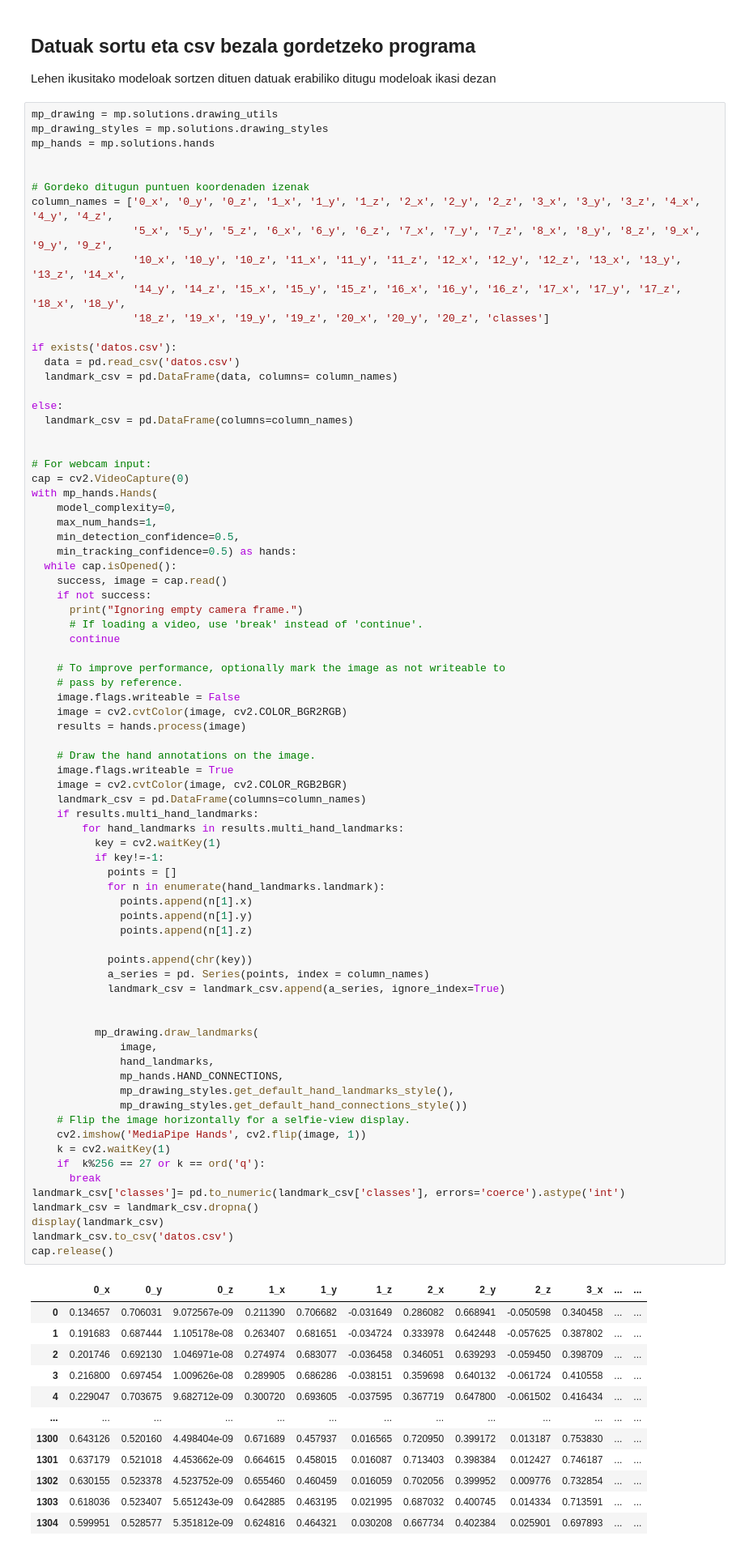
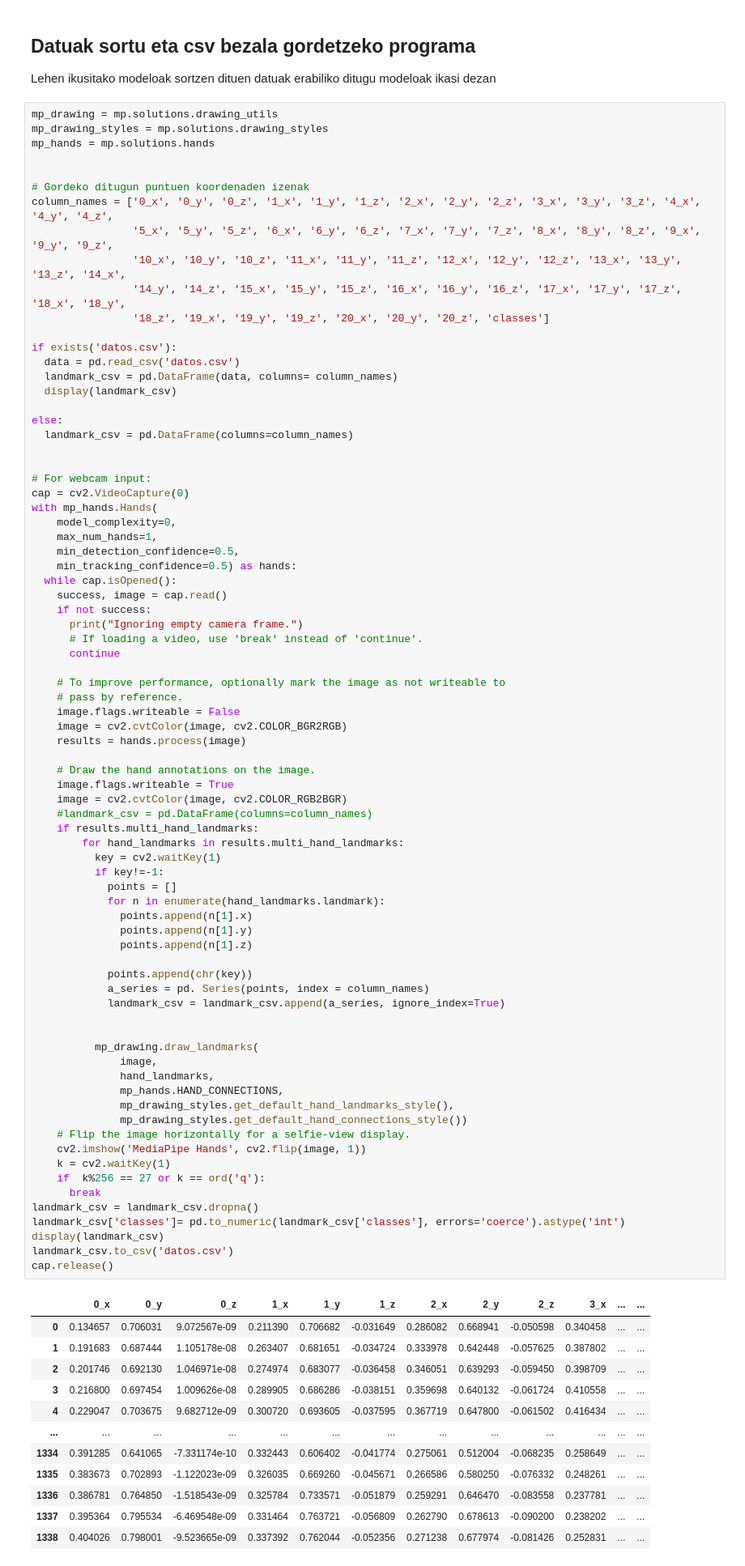
Before and after one commit to mikelalda/Tknika_eskuen_detekzioa, a Jupyter notebook: mediapipe_hand_mesh.ipynb, the cells around one changed output. Shown: that part at 81% size. Drawn from its saved outputs; the diff is of its cells as text.

```diff
--- a/mediapipe_hand_mesh.ipynb
+++ b/mediapipe_hand_mesh.ipynb
@@ -88,6 +86,7 @@ column_names = ['0_x', '0_y', '0_z', '1_x', '1_y', '1_z', '2_x', '2_y', '2_z', '
 if exists('datos.csv'):
   data = pd.read_csv('datos.csv')
   landmark_csv = pd.DataFrame(data, columns= column_names)
+  display(landmark_csv)
 
 else:
   landmark_csv = pd.DataFrame(columns=column_names)
@@ -116,7 +115,7 @@ with mp_hands.Hands(
     # Draw the hand annotations on the image.
     image.flags.writeable = True
     image = cv2.cvtColor(image, cv2.COLOR_RGB2BGR)
-    landmark_csv = pd.DataFrame(columns=column_names)
+    #landmark_csv = pd.DataFrame(columns=column_names)
     if results.multi_hand_landmarks:
         for hand_landmarks in results.multi_hand_landmarks:
           key = cv2.waitKey(1)
@@ -128,36 +127,36 @@ with mp_hands.Hands(
               points.append(n[1].z)
 
             points.append(chr(key))
             a_series = pd. Series(points, index = column_names)
             landmark_csv = landmark_csv.append(a_series, ignore_index=True)
 
 
           mp_drawing.draw_landmarks(
               image,
               hand_landmarks,
               mp_hands.HAND_CONNECTIONS,
               mp_drawing_styles.get_default_hand_landmarks_style(),
               mp_drawing_styles.get_default_hand_connections_style())
     # Flip the image horizontally for a selfie-view display.
     cv2.imshow('MediaPipe Hands', cv2.flip(image, 1))
     k = cv2.waitKey(1)
     if  k%256 == 27 or k == ord('q'):
       break
+landmark_csv = landmark_csv.dropna()
 landmark_csv['classes']= pd.to_numeric(landmark_csv['classes'], errors='coerce').astype('int')
-landmark_csv = landmark_csv.dropna()
 display(landmark_csv)
 landmark_csv.to_csv('datos.csv')
 cap.release()
 # %% [output]
 |  | 0_x | 0_y | 0_z | 1_x | 1_y | 1_z | 2_x | 2_y | 2_z | 3_x | ... | ... |
 | 0 | 0.134657 | 0.706031 | 9.072567e-09 | 0.211390 | 0.706682 | -0.031649 | 0.286082 | 0.668941 | -0.050598 | 0.340458 | ... | ... |
 | 1 | 0.191683 | 0.687444 | 1.105178e-08 | 0.263407 | 0.681651 | -0.034724 | 0.333978 | 0.642448 | -0.057625 | 0.387802 | ... | ... |
 | 2 | 0.201746 | 0.692130 | 1.046971e-08 | 0.274974 | 0.683077 | -0.036458 | 0.346051 | 0.639293 | -0.059450 | 0.398709 | ... | ... |
 | 3 | 0.216800 | 0.697454 | 1.009626e-08 | 0.289905 | 0.686286 | -0.038151 | 0.359698 | 0.640132 | -0.061724 | 0.410558 | ... | ... |
 | 4 | 0.229047 | 0.703675 | 9.682712e-09 | 0.300720 | 0.693605 | -0.037595 | 0.367719 | 0.647800 | -0.061502 | 0.416434 | ... | ... |
 | ... | ... | ... | ... | ... | ... | ... | ... | ... | ... | ... | ... | ... |
-| 1300 | 0.643126 | 0.520160 | 4.498404e-09 | 0.671689 | 0.457937 | 0.016565 | 0.720950 | 0.399172 | 0.013187 | 0.753830 | ... | ... |
-| 1301 | 0.637179 | 0.521018 | 4.453662e-09 | 0.664615 | 0.458015 | 0.016087 | 0.713403 | 0.398384 | 0.012427 | 0.746187 | ... | ... |
-| 1302 | 0.630155 | 0.523378 | 4.523752e-09 | 0.655460 | 0.460459 | 0.016059 | 0.702056 | 0.399952 | 0.009776 | 0.732854 | ... | ... |
-| 1303 | 0.618036 | 0.523407 | 5.651243e-09 | 0.642885 | 0.463195 | 0.021995 | 0.687032 | 0.400745 | 0.014334 | 0.713591 | ... | ... |
-| 1304 | 0.599951 | 0.528577 | 5.351812e-09 | 0.624816 | 0.464321 | 0.030208 | 0.667734 | 0.402384 | 0.025901 | 0.697893 | ... | ... |
+| 1334 | 0.391285 | 0.641065 | -7.331174e-10 | 0.332443 | 0.606402 | -0.041774 | 0.275061 | 0.512004 | -0.068235 | 0.258649 | ... | ... |
+| 1335 | 0.383673 | 0.702893 | -1.122023e-09 | 0.326035 | 0.669260 | -0.045671 | 0.266586 | 0.580250 | -0.076332 | 0.248261 | ... | ... |
+| 1336 | 0.386781 | 0.764850 | -1.518543e-09 | 0.325784 | 0.733571 | -0.051879 | 0.259291 | 0.646470 | -0.083558 | 0.237781 | ... | ... |
+| 1337 | 0.395364 | 0.795534 | -6.469548e-09 | 0.331464 | 0.763721 | -0.056809 | 0.262790 | 0.678613 | -0.090200 | 0.238202 | ... | ... |
+| 1338 | 0.404026 | 0.798001 | -9.523665e-09 | 0.337392 | 0.762044 | -0.052356 | 0.271238 | 0.677974 | -0.081426 | 0.252831 | ... | ... |
```
Also changed, not shown: parts of 10 cells of this notebook, 1 other file.
